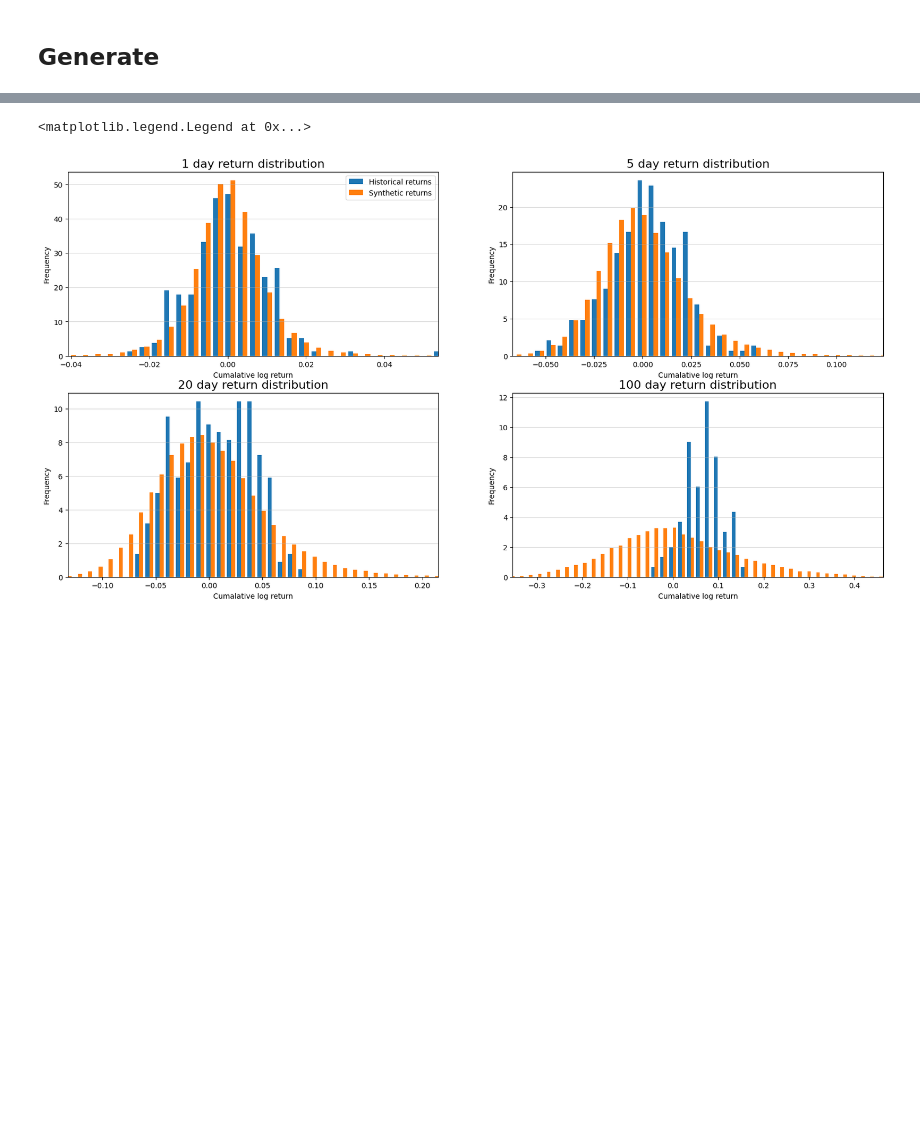
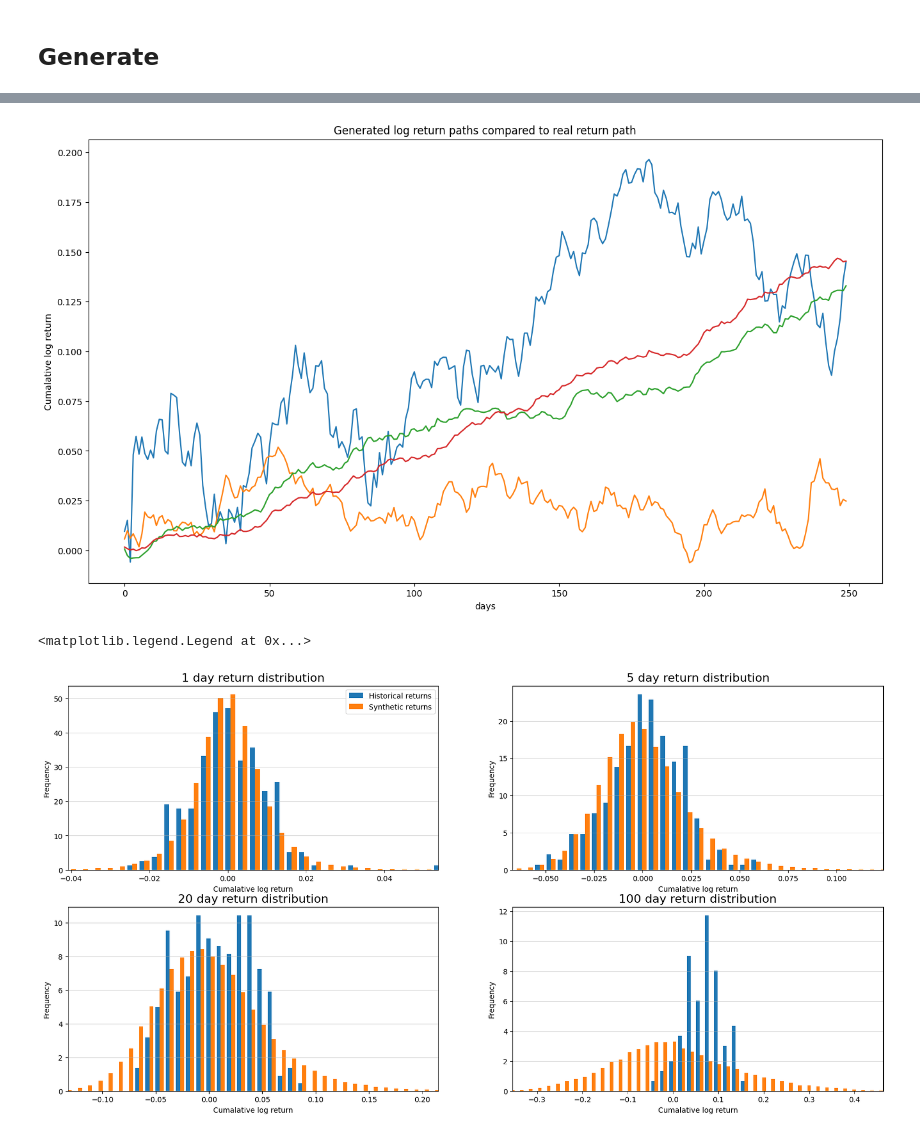
Before and after one commit to JamesSullivan/temporalCN, a Jupyter notebook: tf_train.ipynb, the cells around one changed output, grey strips where cells are left out. Cells and saved outputs as stored; diff of their text form; code cells hidden in the pictures; blank space fills up the shorter version.

```diff
--- a/tf_train.ipynb
+++ b/tf_train.ipynb
@@ -118,3 +107,14 @@ ax.set_ylabel('Cumalative log return');
+# %%
+fig, ax = plt.subplots(figsize=(16,9))
+ax.plot(np.cumsum(log_returns, axis=0))
+ax.set_title('Generated log return paths compared to real return path'.format(len(y)))
+ax.set_xlabel('days')
+ax.set_ylabel('Cumalative log return');
+
+for i in [105, 150, 200]:
+    ax.plot(y[100:i].cumsum(axis=1).mean(axis=0))
+# %% [output]
+[figure, added]
 # %%
 n_bins = 50
 windows = [1, 5, 20, 100]
```
Also changed, not shown: parts of 6 cells of this notebook.
